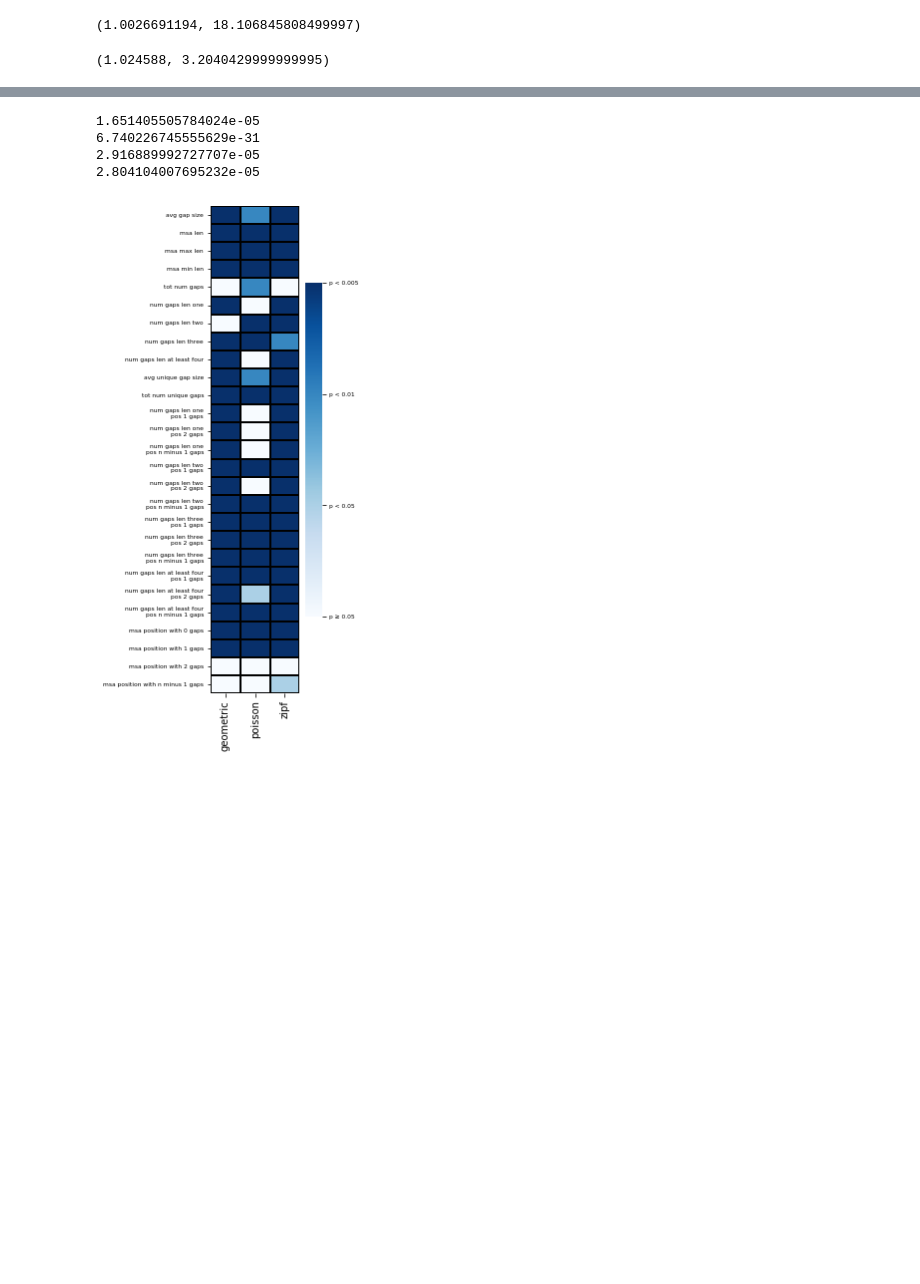
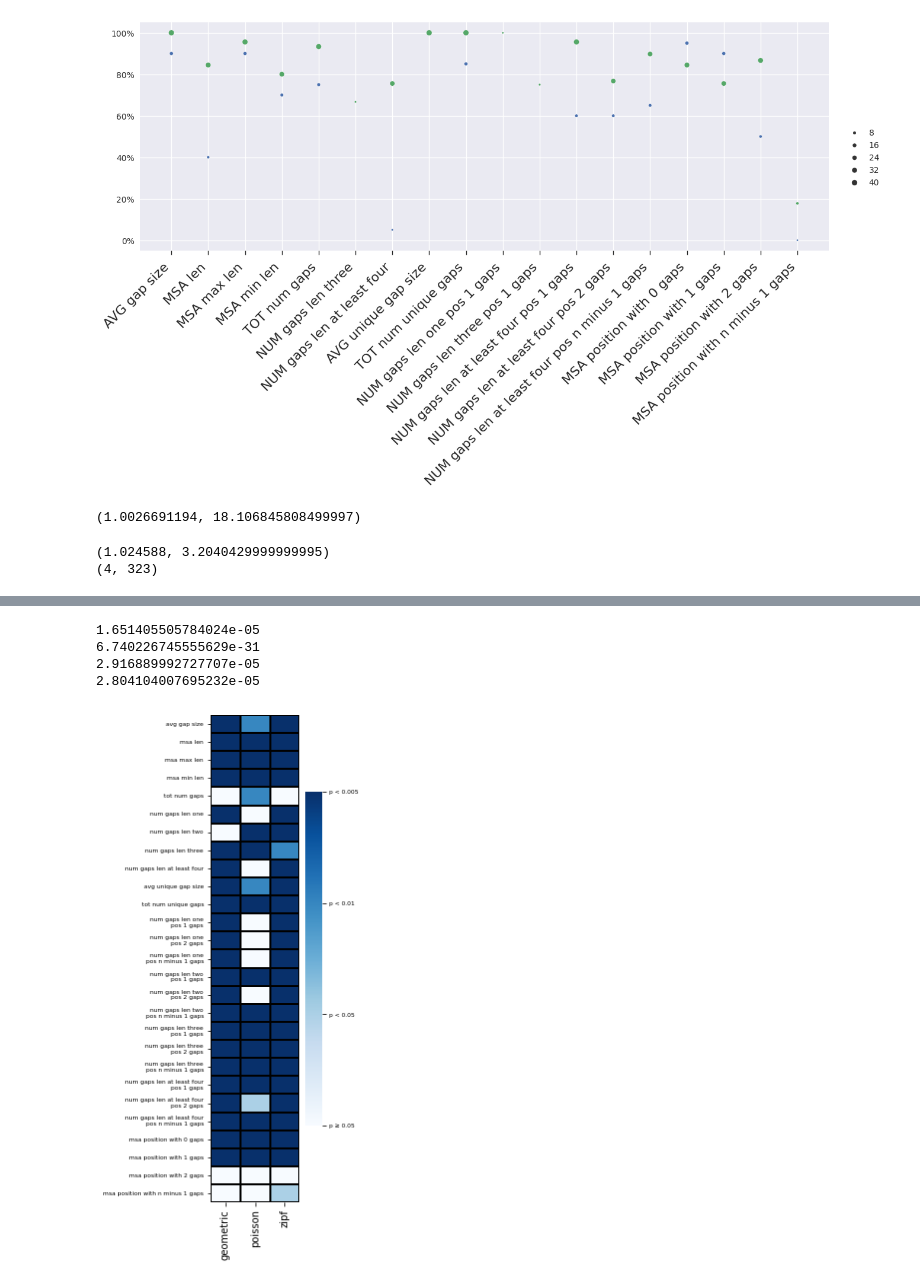
Before and after one commit to elyawy/SpartaPipeline, a Jupyter notebook: scripts/adequacy/adequacy.ipynb, the cells around one changed output, grey strips where cells are left out. Drawn from its saved outputs; the diff is of its cells as text; code cells hidden in the pictures; blank space fills up the shorter version.

```diff
--- a/scripts/adequacy/adequacy.ipynb
+++ b/scripts/adequacy/adequacy.ipynb
@@ -183,0 +219,38 @@ for current_data in datasets:
+# %%
+def plot_retained_stats(retained_dict: dict,dataset_name: str, subset: list):
+    retained_summary_statistics_df = pd.DataFrame(retained_dict[dataset_name])
+    retained_summary_statistics_df = retained_summary_statistics_df.T
+    retained_summary_statistics_df = retained_summary_statistics_df[subset]
+    retained_summary_statistics_df.columns = ["classification", *SUMSTATS_LIST]
+    group_nas_sum = retained_summary_statistics_df.set_index("classification").isna().groupby(level=0).sum()
+    group_sizes = retained_summary_statistics_df.groupby("classification").size()
+    group_num_datasets_minus_number_of_nas = ((-group_nas_sum).add(group_sizes.squeeze(), axis=0))
+
+    statistics_summary_df = retained_summary_statistics_df.groupby("classification").sum() / group_num_datasets_minus_number_of_nas
+    statistics_summary_df = statistics_summary_df.dropna(axis=1, how="all")
+
+    sum_retained_df = retained_summary_statistics_df.groupby("classification").sum()[statistics_summary_df.columns]#.drop("poisson", axis=1)
+    sum_retained_df = sum_retained_df.T#.drop("poisson", axis=1)
+    sum_retained_df.columns = ["size_" + col for col in sum_retained_df.columns]
+    zipf_sizes = (max(sum_retained_df["size_zipf"].min(),5), sum_retained_df["size_zipf"].max())
+    geometric_sizes = (max(sum_retained_df["size_geometric"].min(),5), sum_retained_df["size_geometric"].max())
+
+    plot_df = pd.concat([statistics_summary_df.loc[["zipf","geometric"],:].T, sum_retained_df], axis=1)
+
+    plt.rcParams['xtick.major.size'] = 5
+    plt.rcParams['xtick.major.width'] = 1
+    plt.rcParams["figure.figsize"] = (15,5)
+
+    sns.scatterplot(plot_df[["geometric","size_geometric"]].reset_index(),x='index', y='geometric', size="size_geometric", sizes=geometric_sizes, legend=False)
+    sns.scatterplot(plot_df[["zipf","size_zipf"]].reset_index(),x='index', y='zipf', size="size_zipf", sizes=zipf_sizes)
+    plt.legend(bbox_to_anchor=(1.02, 0.55), loc='upper left', borderaxespad=0)
+    plt.gca().yaxis.set_major_formatter(mtick.PercentFormatter(1.0))
+
+    # statistics_summary_df.loc[["zipf","geometric"],:].T.plot(figsize=(15,5))
+    plt.ylabel("")
+    plt.xlabel("")
+
+    plt.xticks(range(len(plot_df)), [prettify_stat(SUMSTATS_DEFINITION[stat]) for stat in plot_df.index], rotation=45, ha="right", size=16)
+
+    plt.savefig(f"{dataset_name}_retained_summary.svg" ,dpi=200, bbox_inches="tight")
+    plt.show()
@@ -184,17 +262,33 @@ for current_data in datasets:
+# %%
+branch_length_filter = adequacy_data["yeast"].sum_branch_lengths < 100
+plot_retained_stats(retained_summary_statistics_data, "yeast", branch_length_filter)
+# %% [output]
+[figure, added]
 # %%
 eggnog_limits = (adequacy_data["eggnog"]["sum_branch_lengths"].min(),adequacy_data["eggnog"]["sum_branch_lengths"].max())
 print(eggnog_limits)
 # %% [output]
 (1.0026691194, 18.106845808499997)
-# %%
-yeast_limits = (adequacy_data["yeast"]["sum_branch_lengths"].min(),adequacy_data["yeast"]["sum_branch_lengths"].max())
-print(yeast_limits)
-adequacy_data_eggnog_subset = adequacy_data["eggnog"][(adequacy_data["eggnog"].sum_branch_lengths > yeast_limits[0]) & (adequacy_data["eggnog"].sum_branch_lengths < yeast_limits[1])]
-
-
-adequacy_data["eggnog_subset"] = adequacy_data_eggnog_subset
-# %% [output]
-(1.024588, 3.2040429999999995)
+# %%
+yeast_limits_bl = (adequacy_data["yeast"]["sum_branch_lengths"].min(),adequacy_data["yeast"]["sum_branch_lengths"].max())
+yeast_limits_mg = (adequacy_data["yeast"]["max_gap"].min(),adequacy_data["yeast"]["max_gap"].max())
+
+print(yeast_limits_bl)
+print(yeast_limits_mg)
+
+condition_bl = (adequacy_data["eggnog"].sum_branch_lengths > yeast_limits_bl[0]) & (adequacy_data["eggnog"].sum_branch_lengths < yeast_limits_bl[1])
+condition_mg = (adequacy_data["eggnog"].max_gap > yeast_limits_mg[0]) & (adequacy_data["eggnog"].max_gap < yeast_limits_mg[1])
+adequacy_data_eggnog_subset_bl = adequacy_data["eggnog"][condition_bl]
+adequacy_data_eggnog_subset_mg = adequacy_data["eggnog"][condition_mg]
+adequacy_data_eggnog_subset = adequacy_data["eggnog"][condition_bl & condition_mg]
+
+# pd.merge(adequacy_data_eggnog_subset_bl, adequacy_data_eggnog_subset_mg, how="inner")
+adequacy_data["eggnog_subset"] = adequacy_data_eggnog_subset
+adequacy_data["eggnog_subset_mg"] = adequacy_data_eggnog_subset_mg
+adequacy_data["eggnog_subset_bl"] = adequacy_data_eggnog_subset_bl
+# %% [output]
+(1.024588, 3.2040429999999995)
+(4, 323)
 # %%
 def plot_data_hists(all_data, save_to):
 
```
Also changed, not shown: parts of 27 cells of this notebook, 18 other files.
